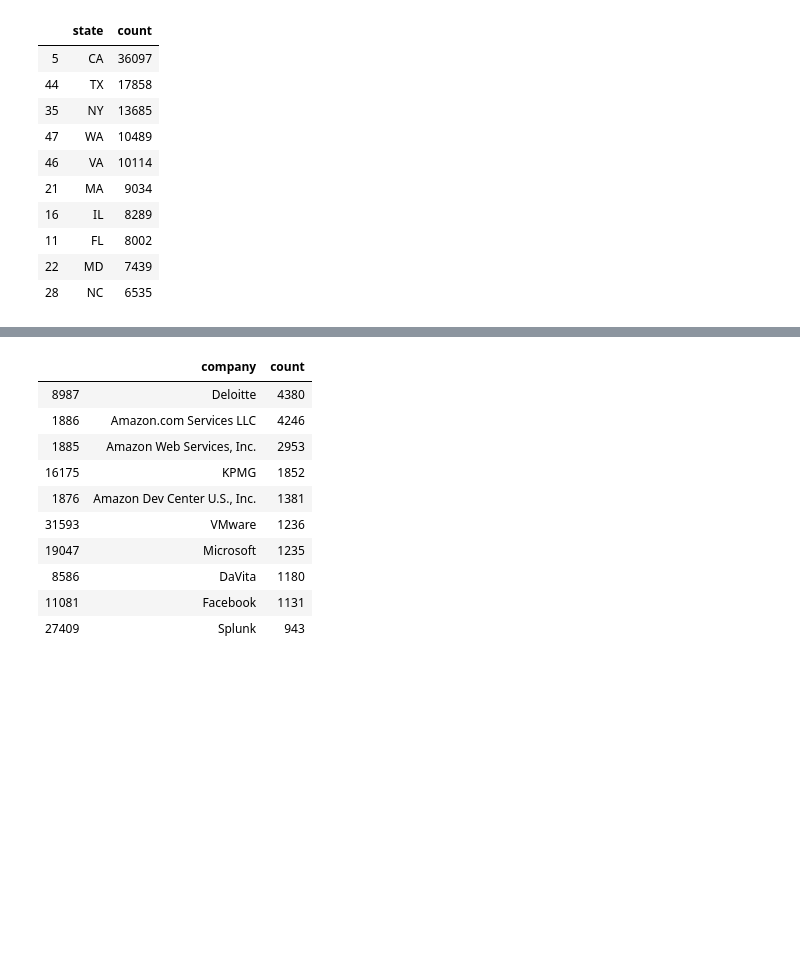
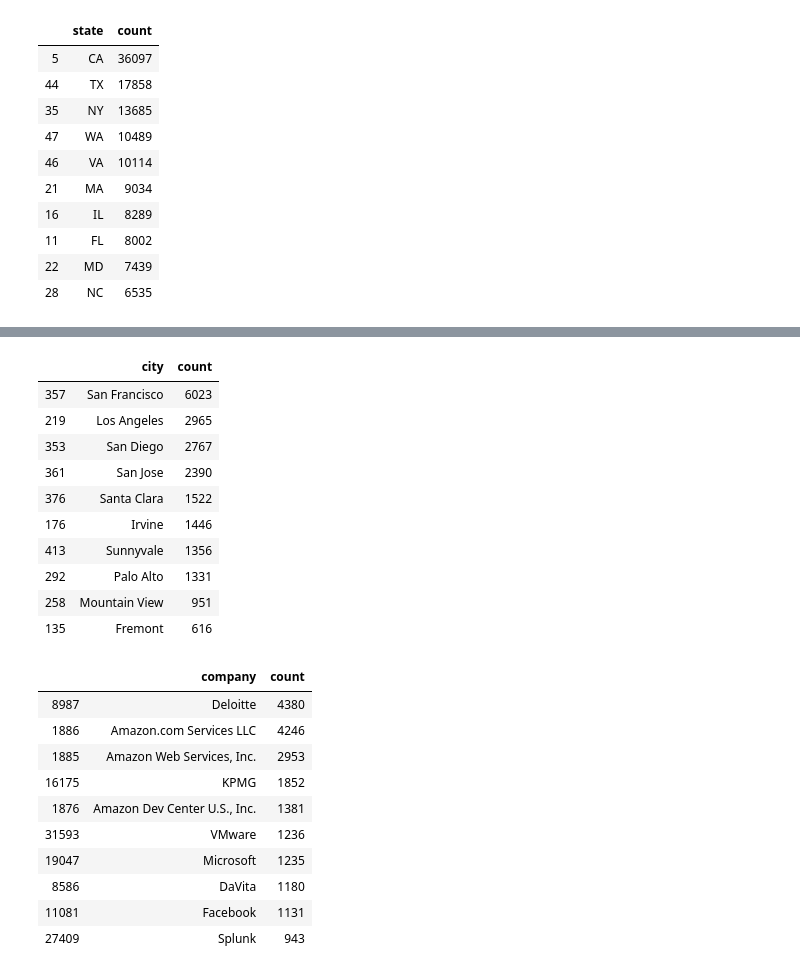
Before and after one commit to Marc-9/DSCI, a Jupyter notebook: Project Analysis.ipynb, the cells around one changed output, grey strips where cells are left out. Saved outputs shown, nothing was run; the diff lists cells and outputs as text; code cells hidden in the pictures; blank space fills up the shorter version.

```diff
--- a/Project Analysis.ipynb
+++ b/Project Analysis.ipynb
@@ -50,3 +70,17 @@ df.groupby('state').jobtitle.count().reset_index(name='count').sort_values(['cou
+# %%
+df[df['state']== 'CA'].groupby('city').jobtitle.count().reset_index(name='count').sort_values(['count'], ascending=False).head(10)
+# %% [output]
+|  | city | count |
+| 357 | San Francisco | 6023 |
+| 219 | Los Angeles | 2965 |
+| 353 | San Diego | 2767 |
+| 361 | San Jose | 2390 |
+| 376 | Santa Clara | 1522 |
+| 176 | Irvine | 1446 |
+| 413 | Sunnyvale | 1356 |
+| 292 | Palo Alto | 1331 |
+| 258 | Mountain View | 951 |
+| 135 | Fremont | 616 |
 # %%
 df.groupby('company').jobtitle.count().reset_index(name='count').sort_values(['count'], ascending=False).head(10)
 # %% [output]
```
Also changed, not shown: parts of 23 cells of this notebook.
